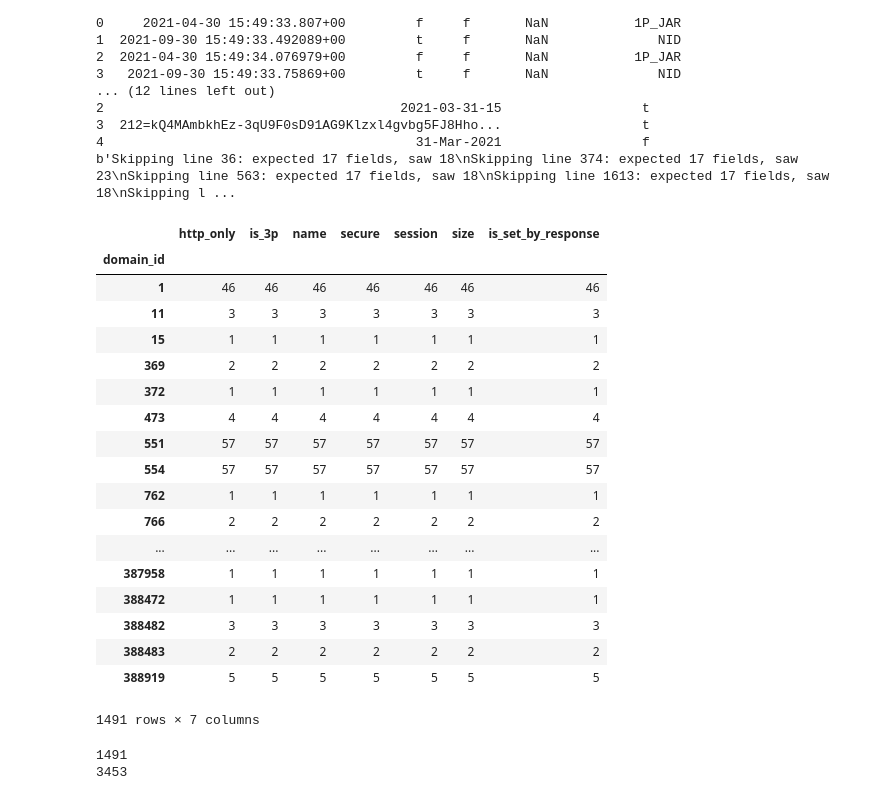
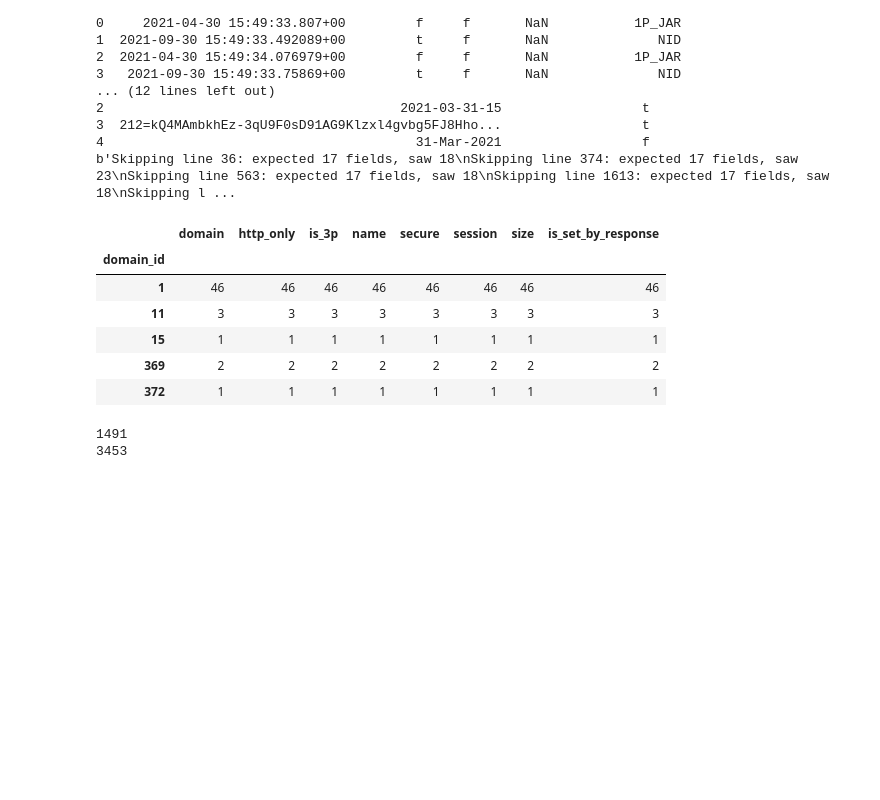
Before and after one commit to shuishen112/Privacy_Lost, a Jupyter notebook: feature_extraction/privacy_kmeans_clustering.ipynb, the cells around one changed output. Drawn from its saved outputs; the diff is of its cells as text; code cells hidden in the pictures; blank space fills up the shorter version.

```diff
--- a/feature_extraction/privacy_kmeans_clustering.ipynb
+++ b/feature_extraction/privacy_kmeans_clustering.ipynb
@@ -4,9 +4,11 @@
 ## Understand the dataset
 # %%
 import pandas as pd
+# error_bad_lines = False means that I skip the noisy lines
 df = pd.read_csv("dk_cookie",sep = ',',error_bad_lines = False)
 print(df.head())
-df = df[['domain_id','http_only','is_3p','name','secure','session','size','is_set_by_response']]
+# select some useful features
+df = df[['domain_id','domain','http_only','is_3p','name','secure','session','size','is_set_by_response']]
 # %% [output]
    id  page_id  domain_id         domain  expires_text  \
 0   1        1          1    .google.com  1.619798e+09
@@ -26,28 +28,16 @@ df = df[['domain_id','http_only','is_3p','name','secure','session','size','is_se
 4                                        31-Mar-2021                  f
 b'Skipping line 36: expected 17 fields, saw 18\nSkipping line 374: expected 17 fields, saw 23\nSkipping line 563: expected 17 fields, saw 18\nSkipping line 1613: expected 17 fields, saw 18\nSkipping l ...
 # %%
-#  num of domain_id
-df.groupby('domain_id').count()
+#  cookie num of domain_id
+df.groupby('domain_id').count().reindex().head()
 # %% [output]
-|  | http_only | is_3p | name | secure | session | size | is_set_by_response |
-| domain_id |  |  |  |  |  |  |  |
-| 1 | 46 | 46 | 46 | 46 | 46 | 46 | 46 |
-| 11 | 3 | 3 | 3 | 3 | 3 | 3 | 3 |
-| 15 | 1 | 1 | 1 | 1 | 1 | 1 | 1 |
-| 369 | 2 | 2 | 2 | 2 | 2 | 2 | 2 |
-| 372 | 1 | 1 | 1 | 1 | 1 | 1 | 1 |
-| 473 | 4 | 4 | 4 | 4 | 4 | 4 | 4 |
-| 551 | 57 | 57 | 57 | 57 | 57 | 57 | 57 |
-| 554 | 57 | 57 | 57 | 57 | 57 | 57 | 57 |
-| 762 | 1 | 1 | 1 | 1 | 1 | 1 | 1 |
-| 766 | 2 | 2 | 2 | 2 | 2 | 2 | 2 |
-| ... | ... | ... | ... | ... | ... | ... | ... |
-| 387958 | 1 | 1 | 1 | 1 | 1 | 1 | 1 |
-| 388472 | 1 | 1 | 1 | 1 | 1 | 1 | 1 |
-| 388482 | 3 | 3 | 3 | 3 | 3 | 3 | 3 |
-| 388483 | 2 | 2 | 2 | 2 | 2 | 2 | 2 |
-| 388919 | 5 | 5 | 5 | 5 | 5 | 5 | 5 |
+|  | domain | http_only | is_3p | name | secure | session | size | is_set_by_response |
+| domain_id |  |  |  |  |  |  |  |  |
+| 1 | 46 | 46 | 46 | 46 | 46 | 46 | 46 | 46 |
+| 11 | 3 | 3 | 3 | 3 | 3 | 3 | 3 | 3 |
+| 15 | 1 | 1 | 1 | 1 | 1 | 1 | 1 | 1 |
+| 369 | 2 | 2 | 2 | 2 | 2 | 2 | 2 | 2 |
+| 372 | 1 | 1 | 1 | 1 | 1 | 1 | 1 | 1 |
-1491 rows × 7 columns
 # %%
 # domain_count
 print(len(df['domain_id'].unique()))
```
Also changed, not shown: parts of 5 cells of this notebook.
